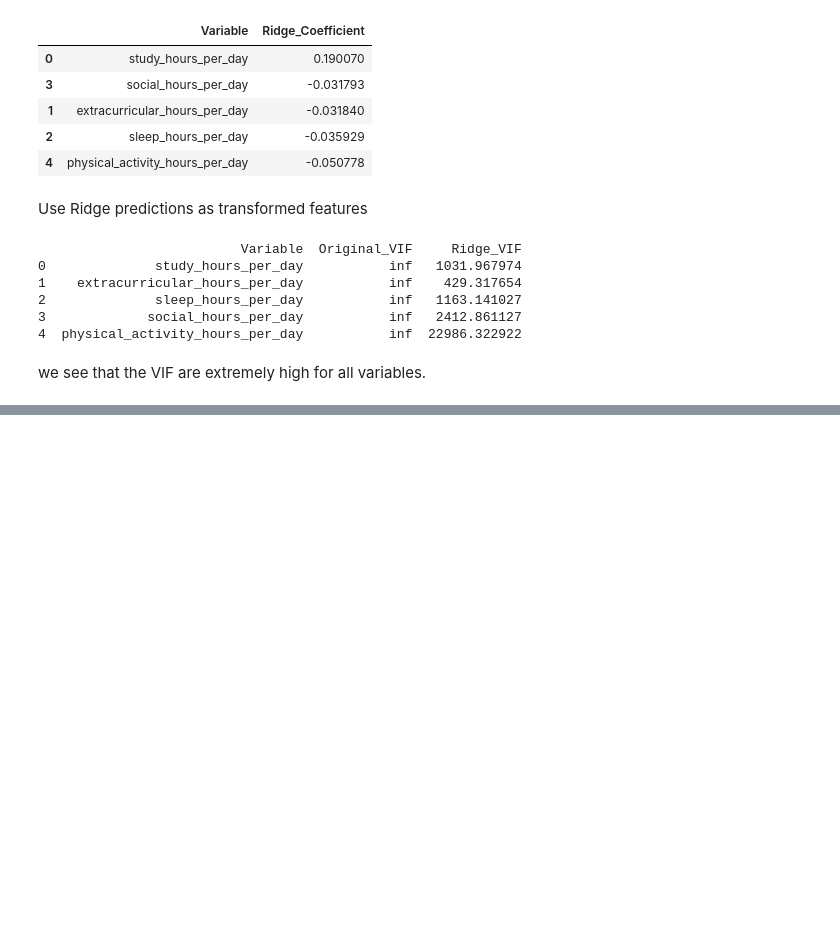
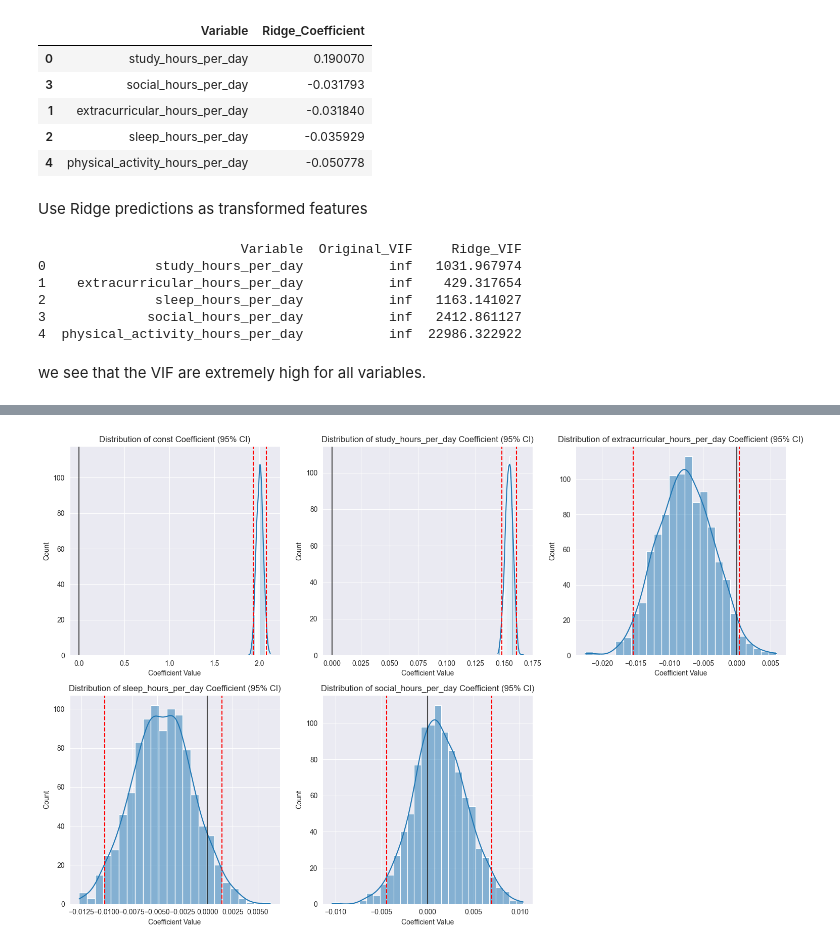
Before and after one commit to datpetr/students_habits_gpa, a Jupyter notebook: gpa_multiple_linear_regression.ipynb, the cells around one changed output, grey strips where cells are left out. Drawn from its saved outputs; the diff is of its cells as text; code cells hidden in the pictures; blank space fills up the shorter version.

```diff
--- a/gpa_multiple_linear_regression.ipynb
+++ b/gpa_multiple_linear_regression.ipynb
@@ -294,0 +409,18 @@ we see that the VIF are extremely high for all variables.
+# %%
+# Visualize the distribution of coefficients with 95% CI
+plt.figure(figsize=(15, 10))
+for i, col in enumerate(bootstrap_results.columns):
+    plt.subplot(2, 3, i+1)
+    sns.histplot(bootstrap_results[col], kde=True)
+    plt.axvline(x=confidence_intervals_multi.loc[col, '2.5%'], color='red', linestyle='--', label='95% CI')
+    plt.axvline(x=confidence_intervals_multi.loc[col, '97.5%'], color='red', linestyle='--')
+    plt.axvline(x=0, color='black', linestyle='-', alpha=0.7)  # Add line at zero
+    plt.title(f'Distribution of {col} Coefficient (95% CI)')
+    plt.xlabel('Coefficient Value')
+
+plt.tight_layout()
+plt.show()
+
+# Visualize the distribution of coefficients with 99% CI
+# %% [output]
+[figure, added]
```
Also changed, not shown: parts of 19 cells of this notebook.
